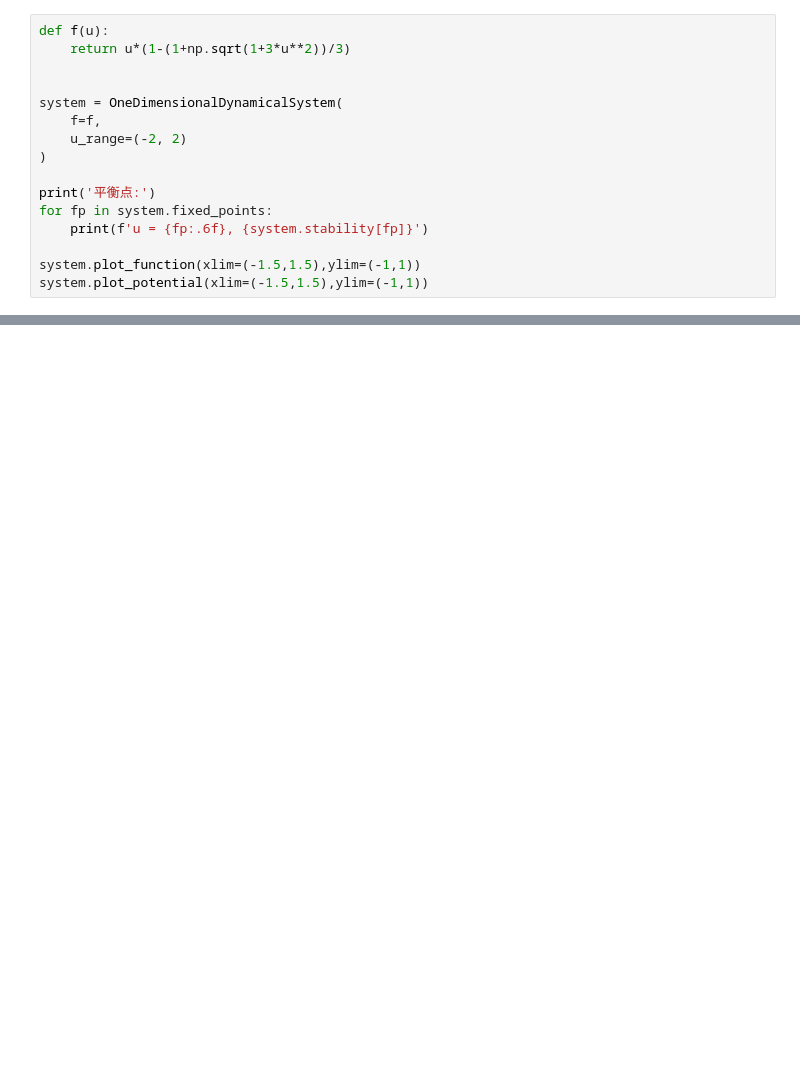
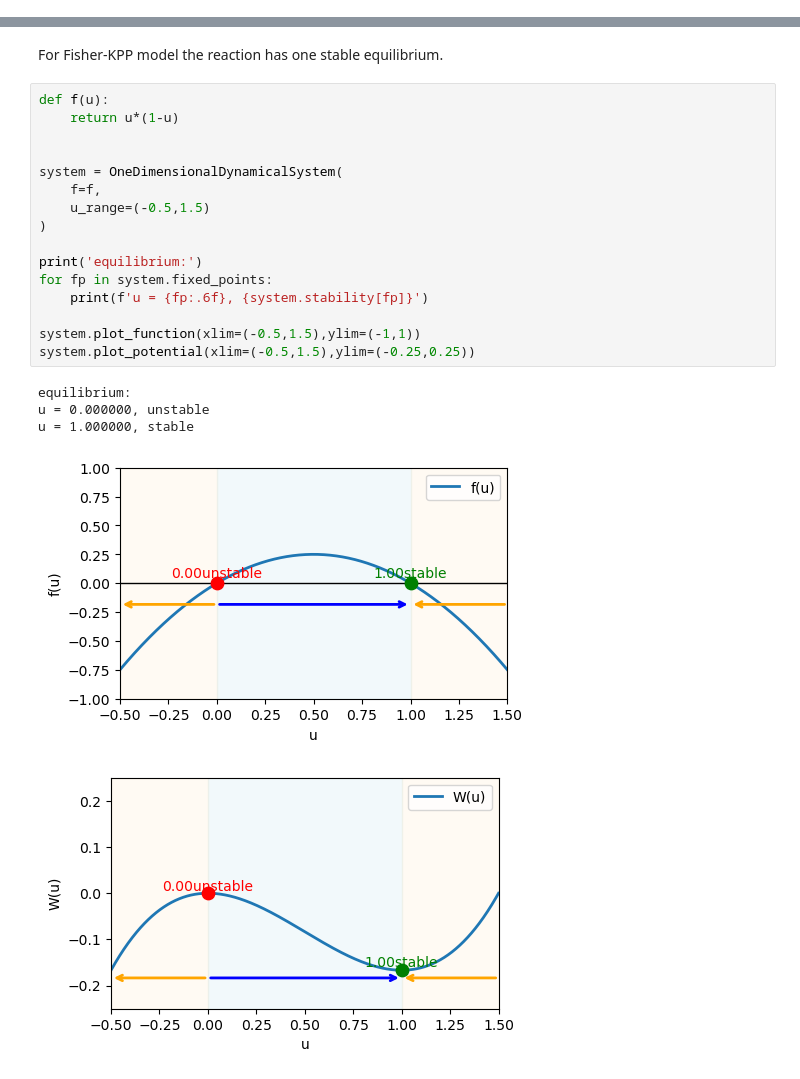
Before and after one commit to Yun-yin/coexist_in_space, a Jupyter notebook: notebooks/phase_graph_draw.ipynb, the cells around one changed output, grey strips where cells are left out. Drawn from its saved outputs; the diff is of its cells as text; blank space fills up the shorter version.

```diff
--- a/notebooks/phase_graph_draw.ipynb
+++ b/notebooks/phase_graph_draw.ipynb
@@ -1519,16 +0,0 @@ u = 1.000000, stable
-# %%
-def f(u):
-    return u*(1-(1+np.sqrt(1+3*u**2))/3)
-
-
-system = OneDimensionalDynamicalSystem(
-    f=f,
-    u_range=(-2, 2)
-)
-
-print('平衡点:')
-for fp in system.fixed_points:
-    print(f'u = {fp:.6f}, {system.stability[fp]}')
-
-system.plot_function(xlim=(-1.5,1.5),ylim=(-1,1))
-system.plot_potential(xlim=(-1.5,1.5),ylim=(-1,1))
@@ -1828,0 +457,24 @@ plt.show()
+# %% [markdown]
+For Fisher-KPP model the reaction has one stable equilibrium.
+# %%
+def f(u):
+    return u*(1-u)
+
+
+system = OneDimensionalDynamicalSystem(
+    f=f,
+    u_range=(-0.5,1.5)
+)
+
+print('equilibrium:')
+for fp in system.fixed_points:
+    print(f'u = {fp:.6f}, {system.stability[fp]}')
+
+system.plot_function(xlim=(-0.5,1.5),ylim=(-1,1))
+system.plot_potential(xlim=(-0.5,1.5),ylim=(-0.25,0.25))
+# %% [output]
+equilibrium:
+u = 0.000000, unstable
+u = 1.000000, stable
+[figure, added]
+[figure, added]
```
Also changed, not shown: parts of 57 cells of this notebook, 4 other files.
